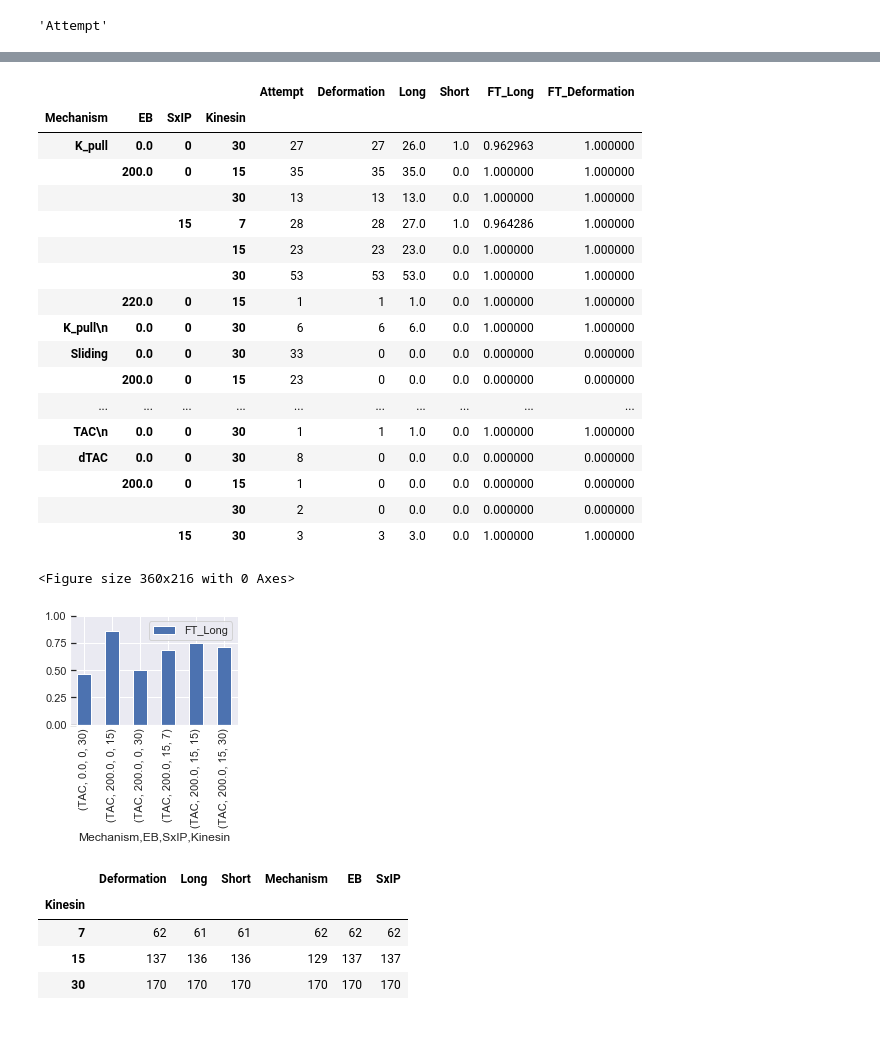
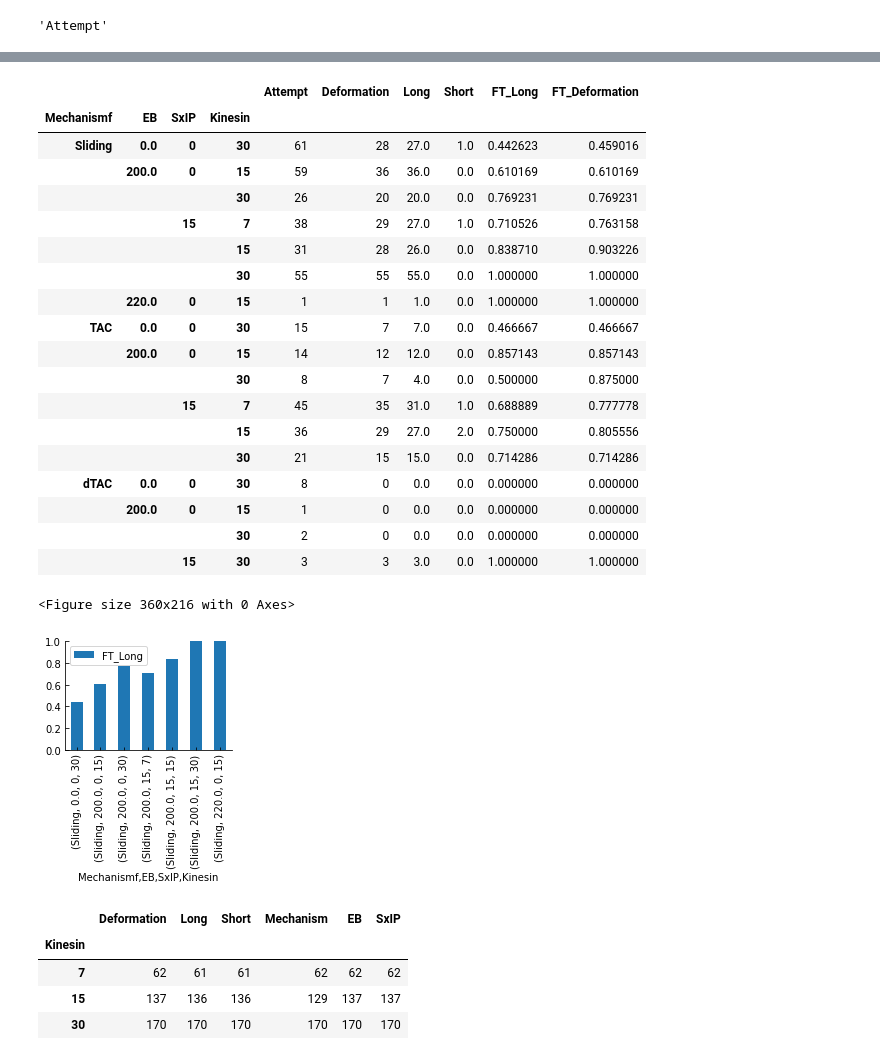
Before and after one commit to RuddiRodriguez/Mechanisms-of-motor, a Jupyter notebook: Analysis_Prob.ipynb, the cells around one changed output, grey strips where cells are left out. Cells and saved outputs as stored; diff of their text form; code cells hidden in the pictures; blank space fills up the shorter version.

```diff
--- a/Analysis_Prob.ipynb
+++ b/Analysis_Prob.ipynb
@@ -1,7 +1,7 @@
 # %%
 import pandas as pd
 # %%
-data = pd.read_csv('full_analysis.csv')
+data = pd.read_csv('https://raw.githubusercontent.com/RuddiRodriguez/Mechanisms-of-motor/master/Data/full_analysis.csv')
 data.dropna(how='all',axis=0)
 data.columns = data.columns.str.replace(' ', '')
 data.columns = data.columns.str.replace('TAC\n', '')
@@ -17,3 +17,7 @@ names = data.columns
 names[1]
 # %% [output]
 'Attempt'
+# %%
+level_map = {"K_pull": 'Sliding', "Sliding_U": 'Sliding',"Sliding":"Sliding","TAC":"TAC","dTAC":"dTAC"}
+data['Mechanismf'] = data['Mechanism'].map(level_map)
+data
@@ -21,8 +39,8 @@ names[1]
 data['Fraction_successful_tubes'] = data.apply(lambda row: row.Long /
                                   (row.Attempt ), axis = 1)
 # %%
-data_gro=data[['Attempt', 'Deformation', 'Long', 'Short', 'Mechanism',
-       'EB', 'SxIP', 'Kinesin']].groupby(['Mechanism','EB','SxIP','Kinesin'],as_index=True).sum()
+data_gro=data[['Attempt', 'Deformation', 'Long', 'Short', 'Mechanismf',
+       'EB', 'SxIP', 'Kinesin']].groupby(['Mechanismf','EB','SxIP','Kinesin'],as_index=True).sum()
 data_gro.describe()
 data_gro
 # %% [output]
@@ -59,19 +78,20 @@ data=fraction_tubes(data,['Long','Deformation'])
 data_gro
 # %% [output]
 |  |  |  |  | Attempt | Deformation | Long | Short | FT_Long | FT_Deformation |
-| Mechanism | EB | SxIP | Kinesin |  |  |  |  |  |  |
-| K_pull | 0.0 | 0 | 30 | 27 | 27 | 26.0 | 1.0 | 0.962963 | 1.000000 |
-|  | 200.0 | 0 | 15 | 35 | 35 | 35.0 | 0.0 | 1.000000 | 1.000000 |
-|  |  |  | 30 | 13 | 13 | 13.0 | 0.0 | 1.000000 | 1.000000 |
-|  |  | 15 | 7 | 28 | 28 | 27.0 | 1.0 | 0.964286 | 1.000000 |
-|  |  |  | 15 | 23 | 23 | 23.0 | 0.0 | 1.000000 | 1.000000 |
-|  |  |  | 30 | 53 | 53 | 53.0 | 0.0 | 1.000000 | 1.000000 |
+| Mechanismf | EB | SxIP | Kinesin |  |  |  |  |  |  |
+| Sliding | 0.0 | 0 | 30 | 61 | 28 | 27.0 | 1.0 | 0.442623 | 0.459016 |
+|  | 200.0 | 0 | 15 | 59 | 36 | 36.0 | 0.0 | 0.610169 | 0.610169 |
+|  |  |  | 30 | 26 | 20 | 20.0 | 0.0 | 0.769231 | 0.769231 |
+|  |  | 15 | 7 | 38 | 29 | 27.0 | 1.0 | 0.710526 | 0.763158 |
+|  |  |  | 15 | 31 | 28 | 26.0 | 0.0 | 0.838710 | 0.903226 |
+|  |  |  | 30 | 55 | 55 | 55.0 | 0.0 | 1.000000 | 1.000000 |
 |  | 220.0 | 0 | 15 | 1 | 1 | 1.0 | 0.0 | 1.000000 | 1.000000 |
-| K_pull\n | 0.0 | 0 | 30 | 6 | 6 | 6.0 | 0.0 | 1.000000 | 1.000000 |
-| Sliding | 0.0 | 0 | 30 | 33 | 0 | 0.0 | 0.0 | 0.000000 | 0.000000 |
-|  | 200.0 | 0 | 15 | 23 | 0 | 0.0 | 0.0 | 0.000000 | 0.000000 |
-| ... | ... | ... | ... | ... | ... | ... | ... | ... | ... |
-| TAC\n | 0.0 | 0 | 30 | 1 | 1 | 1.0 | 0.0 | 1.000000 | 1.000000 |
+| TAC | 0.0 | 0 | 30 | 15 | 7 | 7.0 | 0.0 | 0.466667 | 0.466667 |
+|  | 200.0 | 0 | 15 | 14 | 12 | 12.0 | 0.0 | 0.857143 | 0.857143 |
+|  |  |  | 30 | 8 | 7 | 4.0 | 0.0 | 0.500000 | 0.875000 |
+|  |  | 15 | 7 | 45 | 35 | 31.0 | 1.0 | 0.688889 | 0.777778 |
+|  |  |  | 15 | 36 | 29 | 27.0 | 2.0 | 0.750000 | 0.805556 |
+|  |  |  | 30 | 21 | 15 | 15.0 | 0.0 | 0.714286 | 0.714286 |
 | dTAC | 0.0 | 0 | 30 | 8 | 0 | 0.0 | 0.0 | 0.000000 | 0.000000 |
 |  | 200.0 | 0 | 15 | 1 | 0 | 0.0 | 0.0 | 0.000000 | 0.000000 |
 |  |  |  | 30 | 2 | 0 | 0.0 | 0.0 | 0.000000 | 0.000000 |
@@ -79,22 +99,22 @@ data_gro
 # %%
 import matplotlib
 import matplotlib.pyplot as plt
 import seaborn as sns
 fig = plt.figure(figsize=(5, 3))
 #sns.set(style="darkgrid")
 #sns.barplot(data_gro[['FT_Long']],alpha=0.9)
 #plt.bar(data_gro[['FT_TAC','FT_dTAC','FT_Sliding','FT_Kinesin']])
-datat=data_gro.loc[['TAC']]
+datat=data_gro.loc[['Sliding']]
 datat
 ax=datat[['FT_Long']].plot(kind='bar',ylim=(0,1),figsize=(3,2),rot=90,use_index=True,stacked=False,table=False)
 #sns.barplot(datat[['FT_Long']],alpha=0.9)
 ax.tick_params(left=True,direction='in')
 sns.despine()
-plt.savefig('TAC_probability.svg', dpi=300)
+#plt.savefig('TAC_probability.svg', dpi=300)
 #plt.show()
 # %% [output]
 <Figure size 360x216 with 0 Axes>
-[figure, old version]
+[figure, new version]
 # %%
 data_gro=data[['Deformation', 'Long', 'Short', 'Mechanism',
        'EB', 'SxIP', 'Kinesin']].groupby(["Kinesin"]).count()
```
Also changed, not shown: parts of 2 cells of this notebook.
